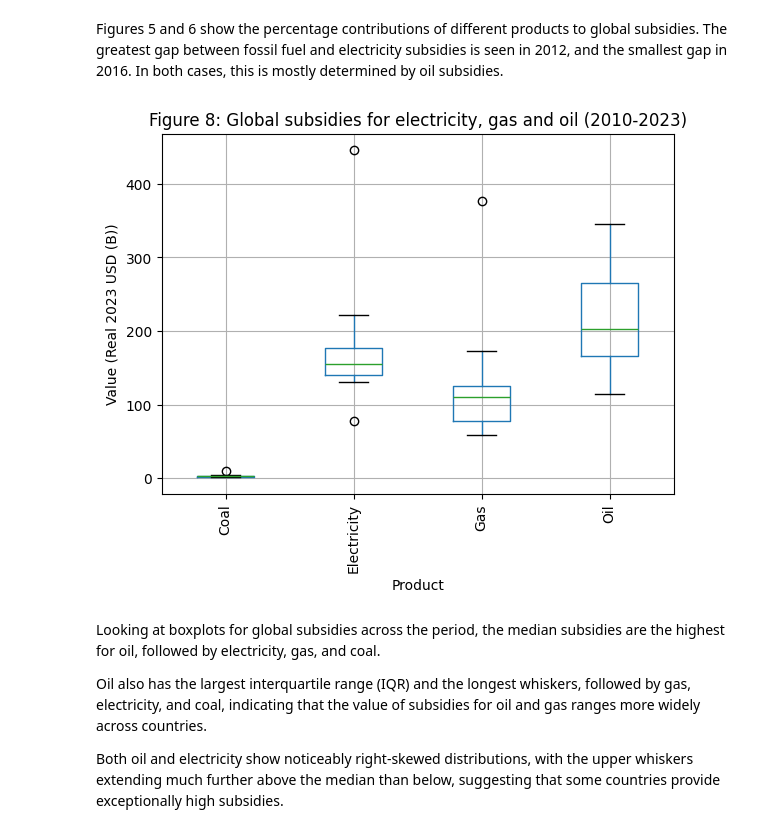
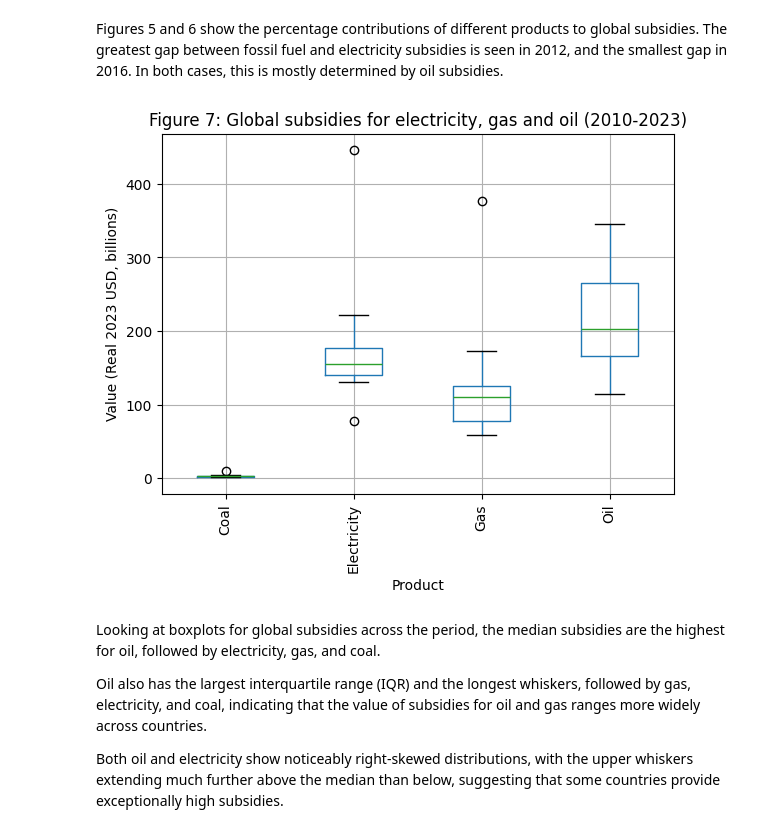
Before and after one commit to reb-scho/subsidies, a Jupyter notebook: subsidies.ipynb, the cells around one changed output. Drawn from its saved outputs; the diff is of its cells as text; code cells hidden in the pictures.

```diff
--- a/subsidies.ipynb
+++ b/subsidies.ipynb
@@ -157,14 +157,14 @@ Figures 5 and 6 show the percentage contributions of different products to globa
 # %%
 global_product_df.boxplot(column="Value (B USD)", by="Product")
 
 plt.xticks(rotation=90)
-plt.title("Figure 8: Global subsidies for electricity, gas and oil (2010-2023)")
+plt.title("Figure 7: Global subsidies for electricity, gas and oil (2010-2023)")
 plt.suptitle("")
 plt.ylabel(value_label)
 
 plt.show()
 # %% [output]
-[figure, old version]
+[figure, new version]
 # %% [markdown]
 Looking at boxplots for global subsidies across the period, the median subsidies are the highest for oil, followed by electricity, gas, and coal.
 
```
Also changed, not shown: parts of 8 cells of this notebook.
